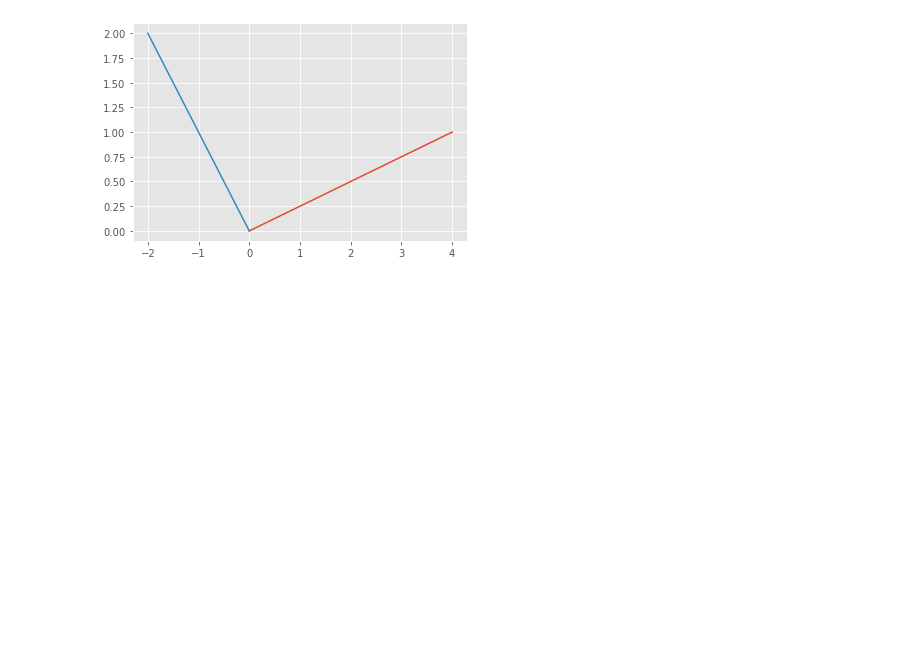
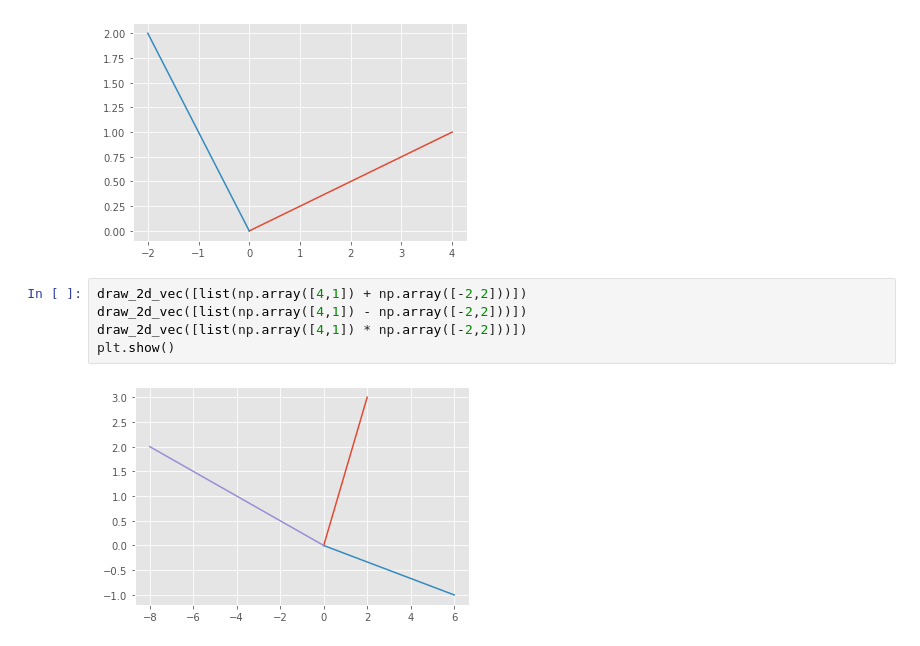
Before and after one commit to SanteriVtj/Matriisilaskenta, a Jupyter notebook: lh_1.ipynb, the cells around one changed output. Drawn from its saved outputs; the diff is of its cells as text; blank space fills up the shorter version.

```diff
--- a/lh_1.ipynb
+++ b/lh_1.ipynb
@@ -125,3 +126,10 @@ def draw_2d_vec(points):
 draw_2d_vec([[4,1], [-2,2]]).show()
 # %% [output]
 [figure]
+# %%
+draw_2d_vec([list(np.array([4,1]) + np.array([-2,2]))])
+draw_2d_vec([list(np.array([4,1]) - np.array([-2,2]))])
+draw_2d_vec([list(np.array([4,1]) * np.array([-2,2]))])
+plt.show()
+# %% [output]
+[figure, added]
```
Also changed, not shown: parts of 5 cells of this notebook.
